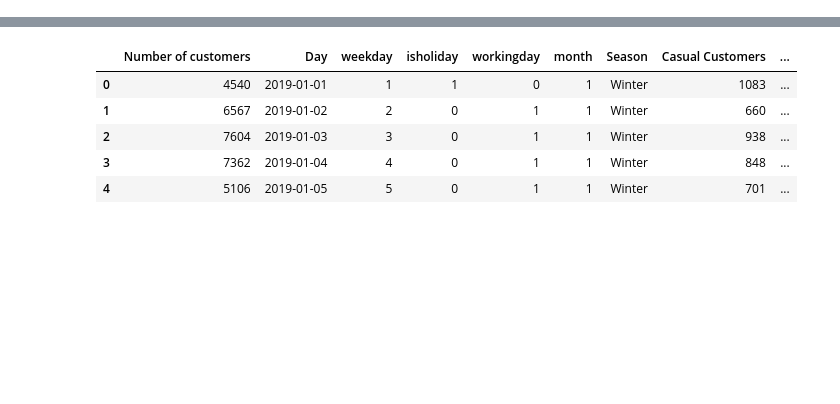
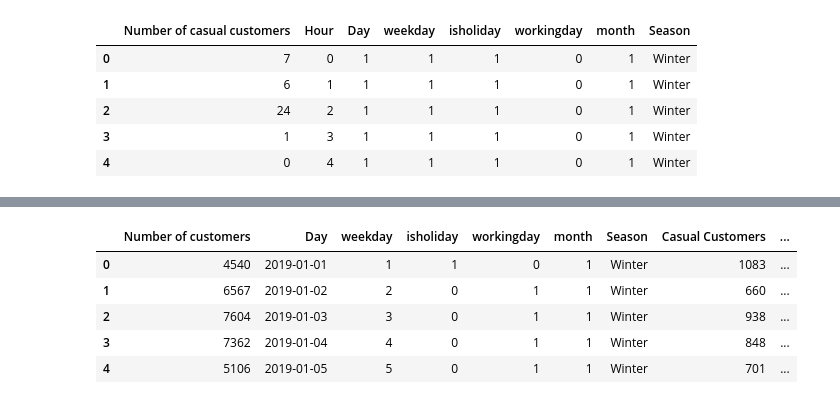
Before and after one commit to beugi19/Capital-Bikeshare, a Jupyter notebook: bike2.ipynb, the cells around one changed output, grey strips where cells are left out. Cells and saved outputs as stored; diff of their text form; code cells hidden in the pictures; blank space fills up the shorter version.

```diff
--- a/bike2.ipynb
+++ b/bike2.ipynb
@@ -97,6 +121,10 @@ from datetime import timedelta
 startyear=datetime(2019,1,1,0,0,0,0)
 member_data['ordday']=(member_data['Start date']-startyear).astype('timedelta64[D]')
 casual_data['ordday']=(casual_data['Start date']-startyear).astype('timedelta64[D]')
+member_data['hour']=(member_data['Start date']).dt.hour
+casual_data['hour']=(casual_data['Start date']).dt.hour
+member_data['ordhour']=24*member_data['ordday']+member_data['hour']
+casual_data['ordhour']=24*casual_data['ordday']+casual_data['hour']
 # %%
 mordday=list(member_data['ordday'])
 mdates=[]
@@ -155,0 +243,9 @@ ValueError: The truth value of a Series is ambiguous. Use a.empty, a.bool(), a.i
+# %%
+df5.head()
+# %% [output]
+|  | Number of casual customers | Hour | Day | weekday | isholiday | workingday | month | Season |
+| 0 | 7 | 0 | 1 | 1 | 1 | 0 | 1 | Winter |
+| 1 | 6 | 1 | 1 | 1 | 1 | 0 | 1 | Winter |
+| 2 | 24 | 2 | 1 | 1 | 1 | 0 | 1 | Winter |
+| 3 | 1 | 3 | 1 | 1 | 1 | 0 | 1 | Winter |
+| 4 | 0 | 4 | 1 | 1 | 1 | 0 | 1 | Winter |
```
Also changed, not shown: parts of 24 cells of this notebook.
